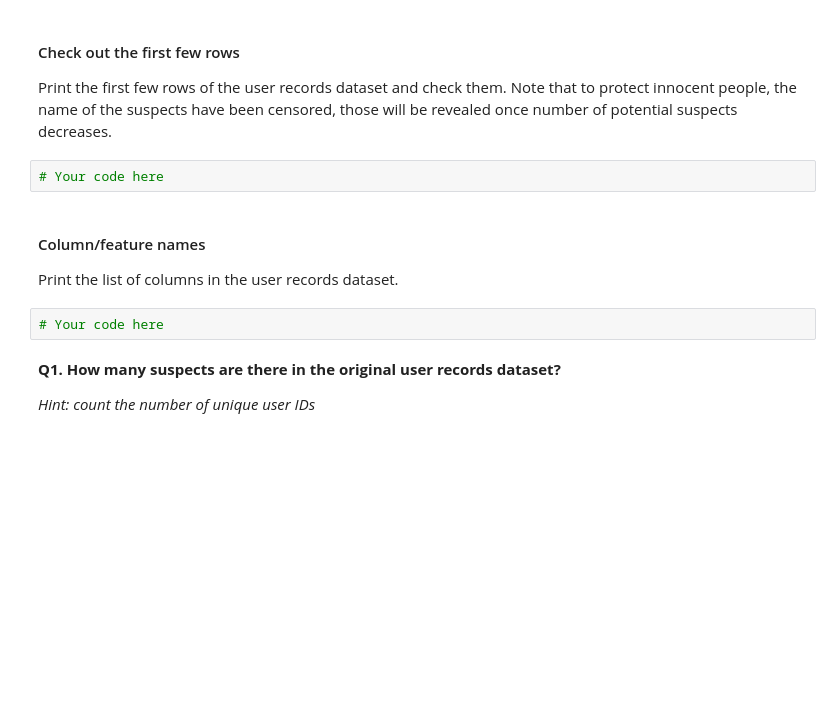
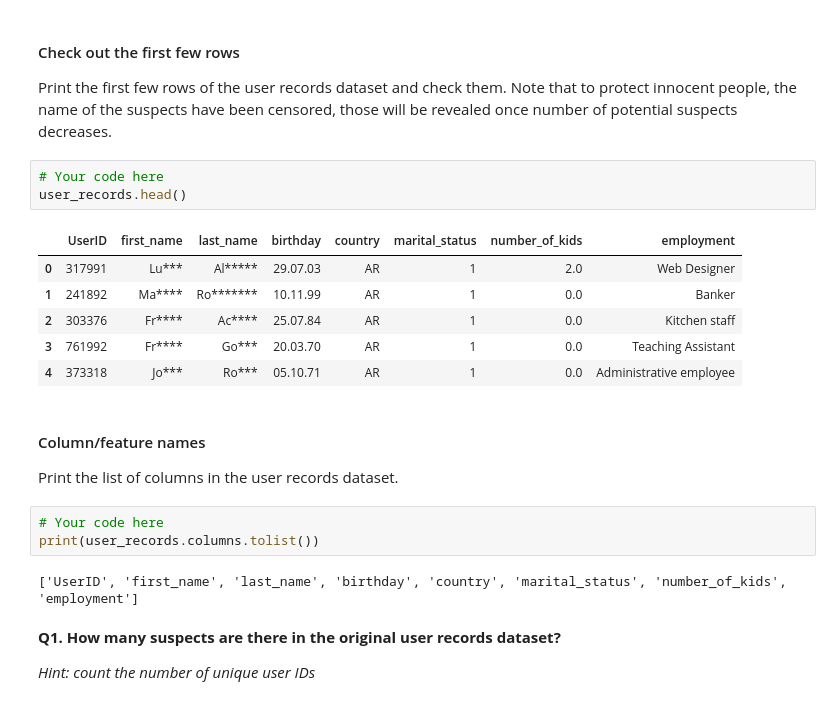
Before and after one commit to miachambat/CSE201-td3-1-handin, a Jupyter notebook: assignments/Part 1/Assignment_part_1.ipynb, the cells around one changed output. Cells and saved outputs as stored; diff of their text form; blank space fills up the shorter version.

```diff
--- a/assignments/Part 1/Assignment_part_1.ipynb
+++ b/assignments/Part 1/Assignment_part_1.ipynb
@@ -35,11 +46,22 @@ Let's first check how many rows and columns (features) are in the user records
 Print the first few rows of the user records dataset and check them. Note that to protect innocent people, the name of the suspects have been censored, those will be revealed once number of potential suspects decreases.
 # %%
 # Your code here
+user_records.head()
+# %% [output]
+|  | UserID | first_name | last_name | birthday | country | marital_status | number_of_kids | employment |
+| 0 | 317991 | Lu*** | Al***** | 29.07.03 | AR | 1 | 2.0 | Web Designer |
+| 1 | 241892 | Ma**** | Ro******* | 10.11.99 | AR | 1 | 0.0 | Banker |
+| 2 | 303376 | Fr**** | Ac**** | 25.07.84 | AR | 1 | 0.0 | Kitchen staff |
+| 3 | 761992 | Fr**** | Go*** | 20.03.70 | AR | 1 | 0.0 | Teaching Assistant |
+| 4 | 373318 | Jo*** | Ro*** | 05.10.71 | AR | 1 | 0.0 | Administrative employee |
 # %% [markdown]
 #### Column/feature names
 Print the list of columns in the user records dataset.
 # %%
 # Your code here
+print(user_records.columns.tolist())
+# %% [output]
+['UserID', 'first_name', 'last_name', 'birthday', 'country', 'marital_status', 'number_of_kids', 'employment']
 # %% [markdown]
 **Q1. How many suspects are there in the original user records dataset?**
 
```
Also changed, not shown: parts of 25 cells of this notebook.
